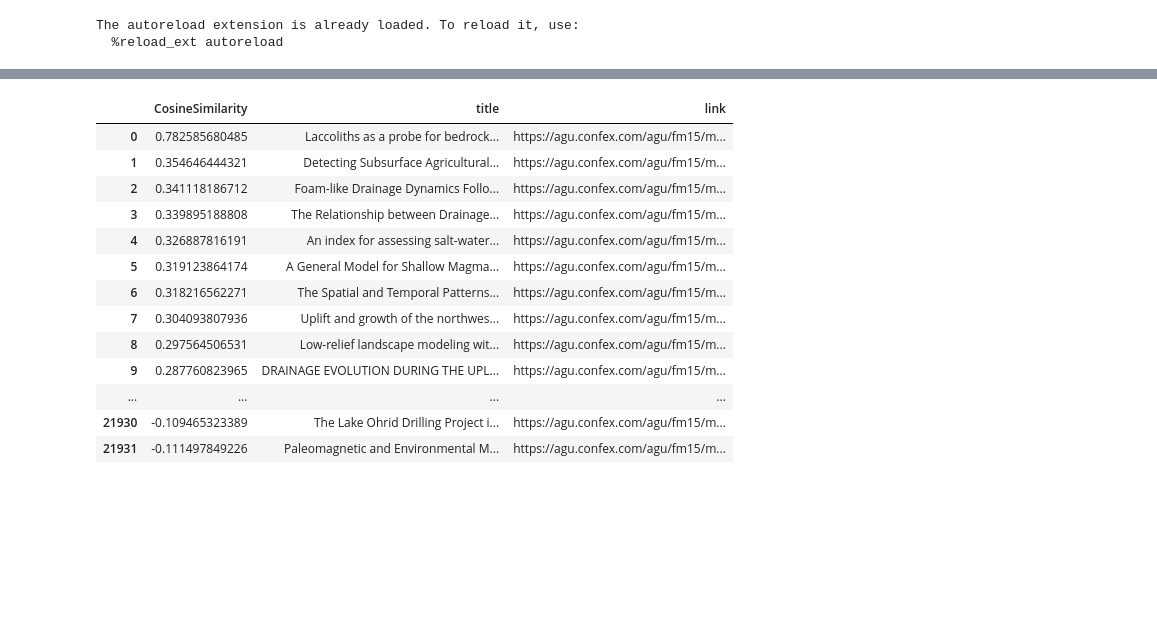
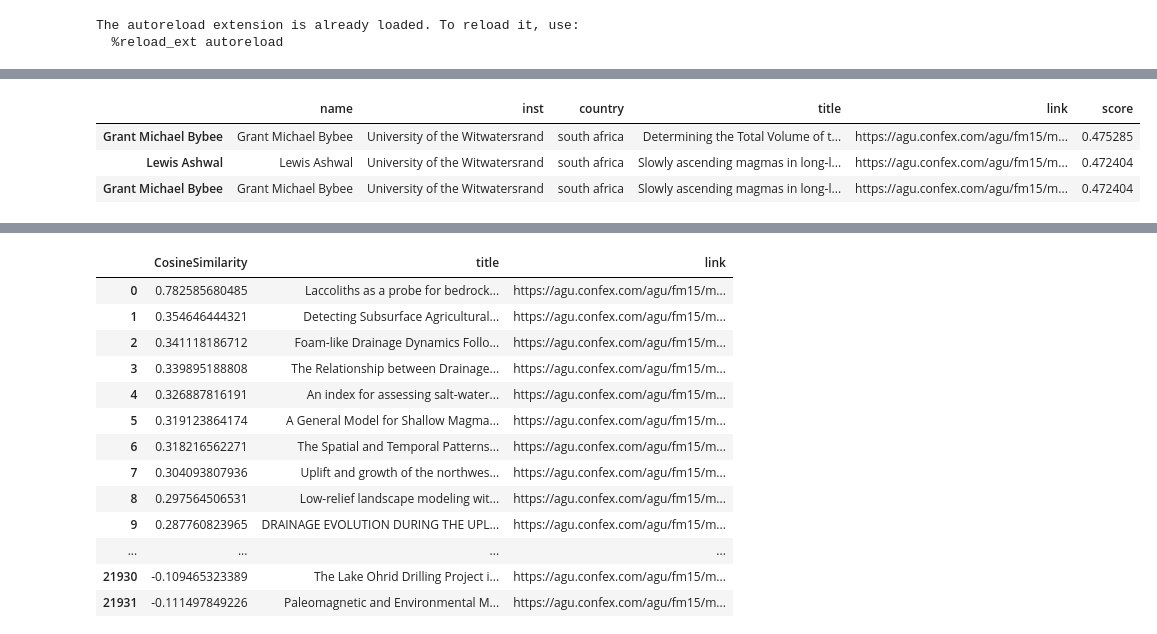
Before and after one commit to cthorey/geocolab, a Jupyter notebook: notebooks/exploratory/test.ipynb, the cells around one changed output, grey strips where cells are left out. Cells and saved outputs as stored; diff of their text form; code cells hidden in the pictures; blank space fills up the shorter version.

```diff
--- a/notebooks/exploratory/test.ipynb
+++ b/notebooks/exploratory/test.ipynb
@@ -23,0 +52,7 @@ recom = RecomendationSystem(path_model)
+# %%
+collabs[collabs.country=='south africa']
+# %% [output]
+|  | name | inst | country | title | link | score |
+| Grant Michael Bybee | Grant Michael Bybee | University of the Witwatersrand | south africa | Determining the Total Volume of t... | https://agu.confex.com/agu/fm15/m... | 0.475285 |
+| Lewis Ashwal | Lewis Ashwal | University of the Witwatersrand | south africa | Slowly ascending magmas in long-l... | https://agu.confex.com/agu/fm15/m... | 0.472404 |
+| Grant Michael Bybee | Grant Michael Bybee | University of the Witwatersrand | south africa | Slowly ascending magmas in long-l... | https://agu.confex.com/agu/fm15/m... | 0.472404 |
```
Also changed, not shown: parts of 11 cells of this notebook, 6 other files.
